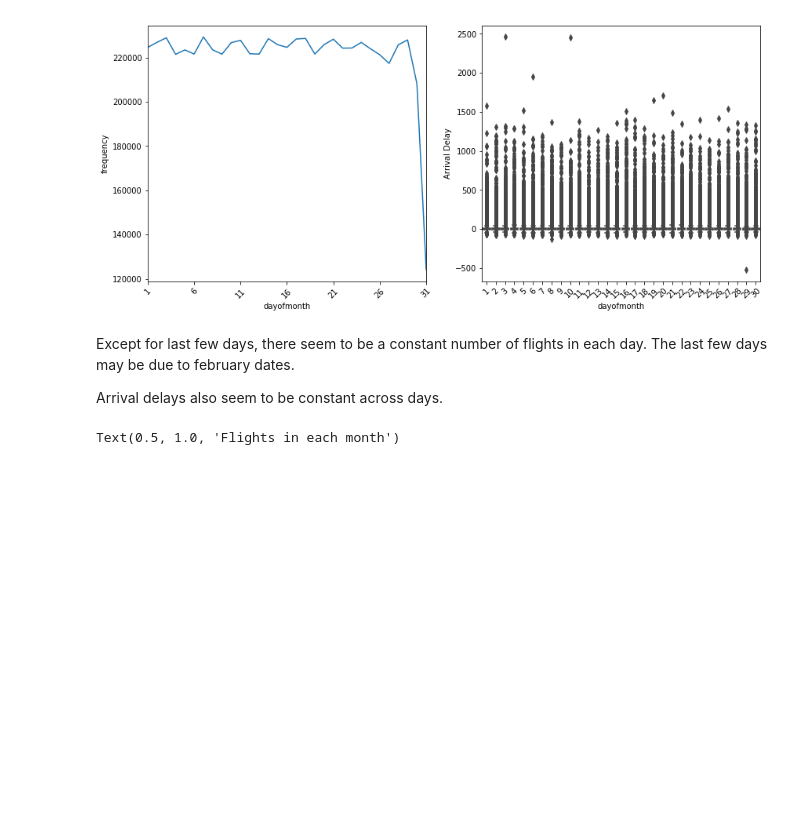
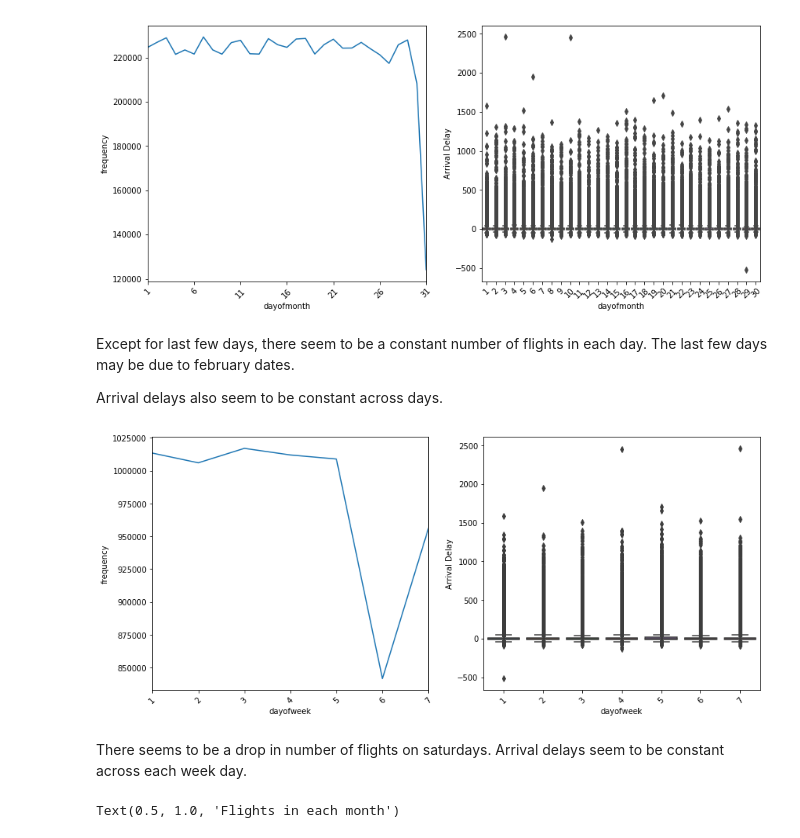
Before and after one commit to command7/exploratory_data_analysis, a Jupyter notebook: Analysis.ipynb, the cells around one changed output. Cells and saved outputs as stored; diff of their text form; code cells hidden in the pictures; blank space fills up the shorter version.

Commit message:
Visualization: Plot dayofweek

```diff
--- a/Analysis.ipynb
+++ b/Analysis.ipynb
@@ -384,6 +384,13 @@ plot_feature(flights_data, "dayofmonth")
 Except for last few days, there seem to be a constant number of flights in each day. The last few days may be due to february dates.
 
 Arrival delays also seem to be constant across days.
+# %%
+plot_feature(flights_data, "dayofweek")
+# %% [output]
+[figure, added]
+# %% [markdown]
+There seems to be a drop in number of flights on saturdays.
+Arrival delays seem to be constant across each week day.
 # %%
 flights_date_indexed = flights_data.copy()
 flights_date_indexed.index = flights_date_indexed["date"]
```
